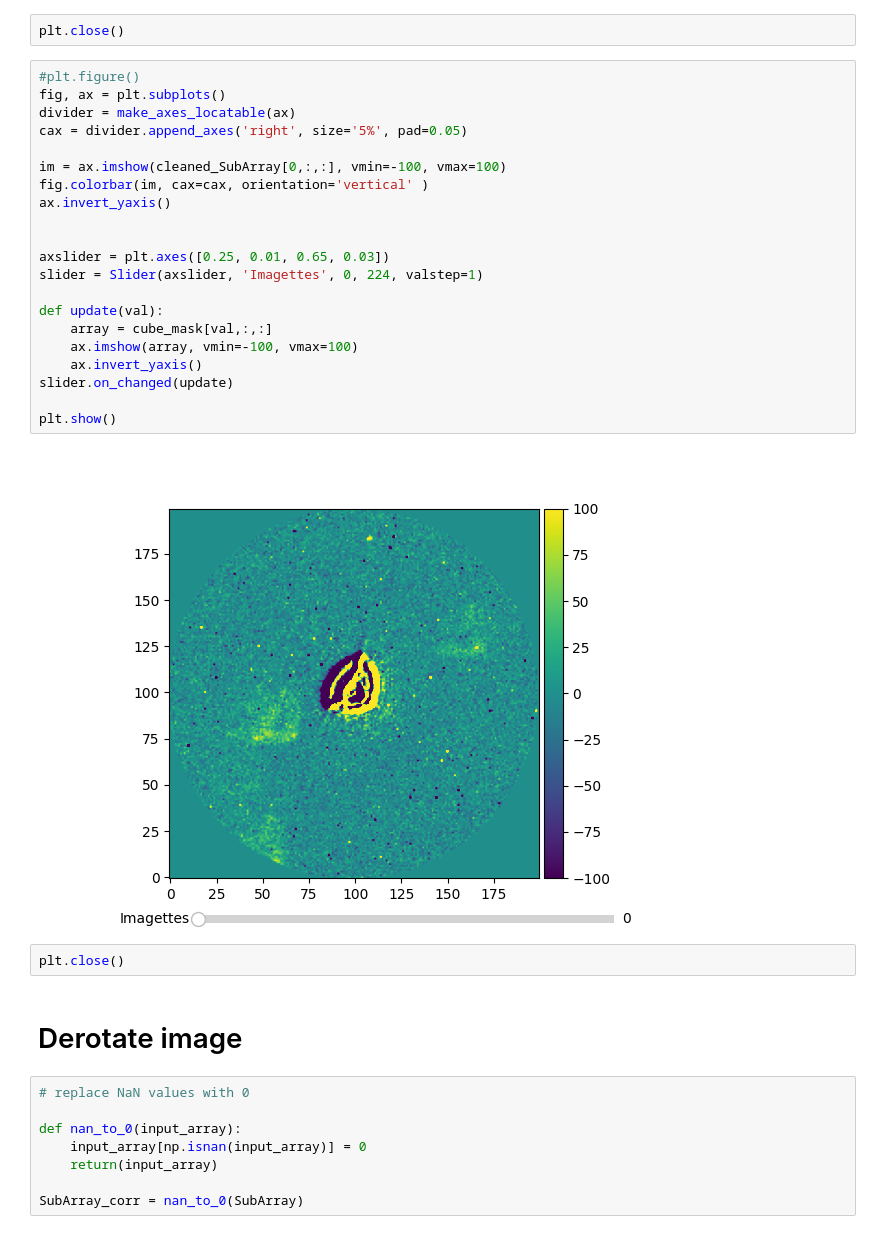
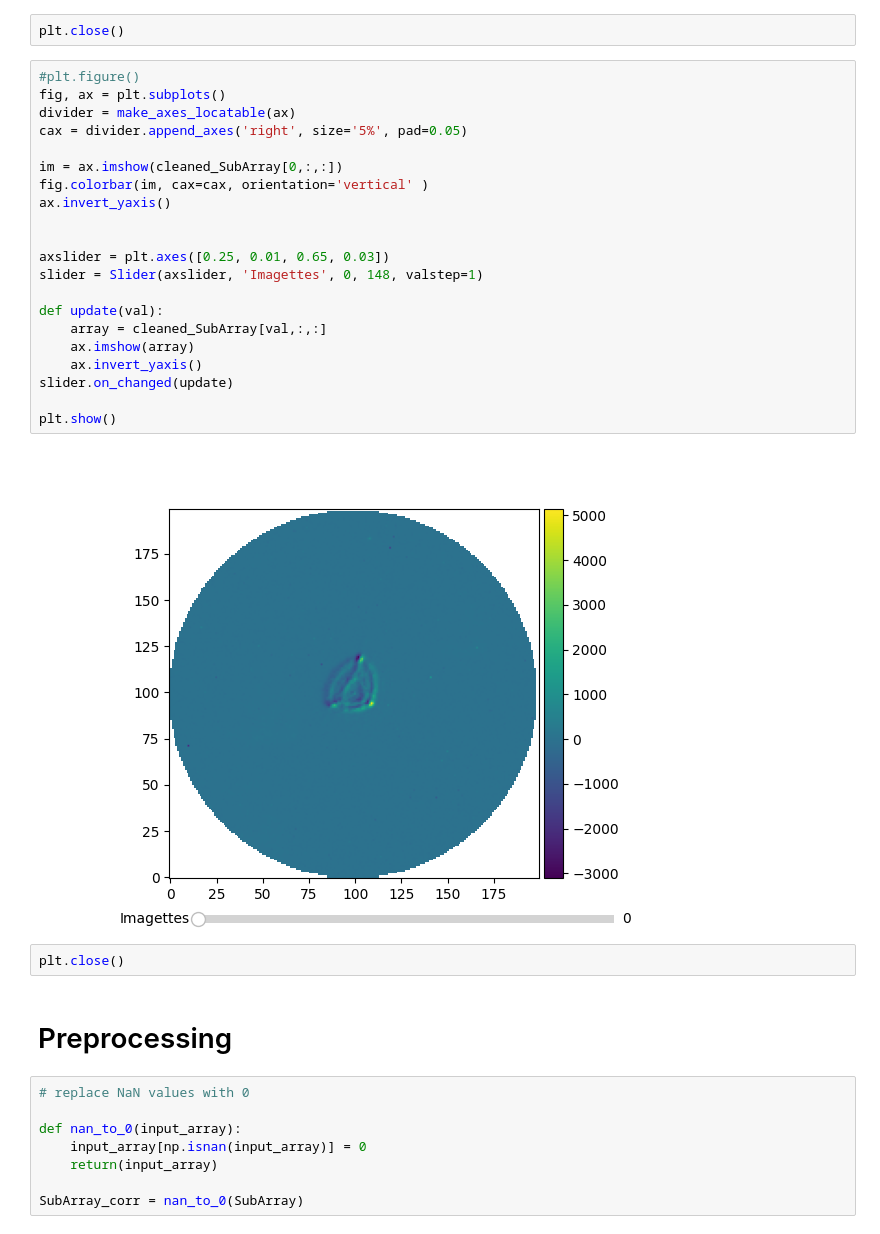
Before and after one commit to luisepevestorff/CheopsCosmics, a Jupyter notebook: Cheops_Cosmic_Clean.ipynb, the cells around one changed output. Saved outputs shown, nothing was run; the diff lists cells and outputs as text.

```diff
--- a/Cheops_Cosmic_Clean.ipynb
+++ b/Cheops_Cosmic_Clean.ipynb
@@ -88,30 +182,30 @@ plt.close()
 # %%
 #plt.figure()
 fig, ax = plt.subplots()
 divider = make_axes_locatable(ax)
 cax = divider.append_axes('right', size='5%', pad=0.05)
 
-im = ax.imshow(cleaned_SubArray[0,:,:], vmin=-100, vmax=100)
+im = ax.imshow(cleaned_SubArray[0,:,:])
 fig.colorbar(im, cax=cax, orientation='vertical' )
 ax.invert_yaxis()
 
 
 axslider = plt.axes([0.25, 0.01, 0.65, 0.03])
-slider = Slider(axslider, 'Imagettes', 0, 224, valstep=1)
+slider = Slider(axslider, 'Imagettes', 0, 148, valstep=1)
 
 def update(val):
-    array = cube_mask[val,:,:]
-    ax.imshow(array, vmin=-100, vmax=100)
+    array = cleaned_SubArray[val,:,:]
+    ax.imshow(array)
     ax.invert_yaxis()
 slider.on_changed(update)
 
 plt.show()
 # %% [output]
-[figure, old version]
+[figure, new version]
 # %%
 plt.close()
-# %% [markdown]
-# Derotate image
+# %% [markdown]
+# Preprocessing
 # %%
 # replace NaN values with 0
 
```
Also changed, not shown: parts of 37 cells of this notebook.
